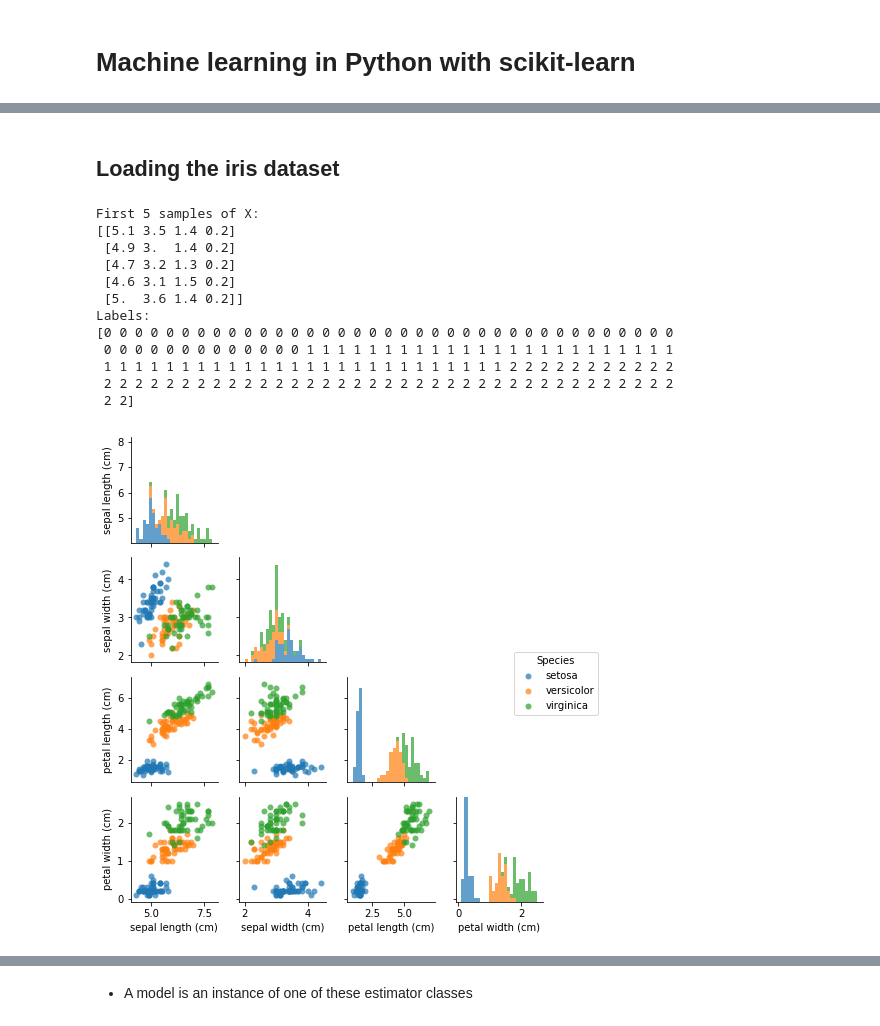
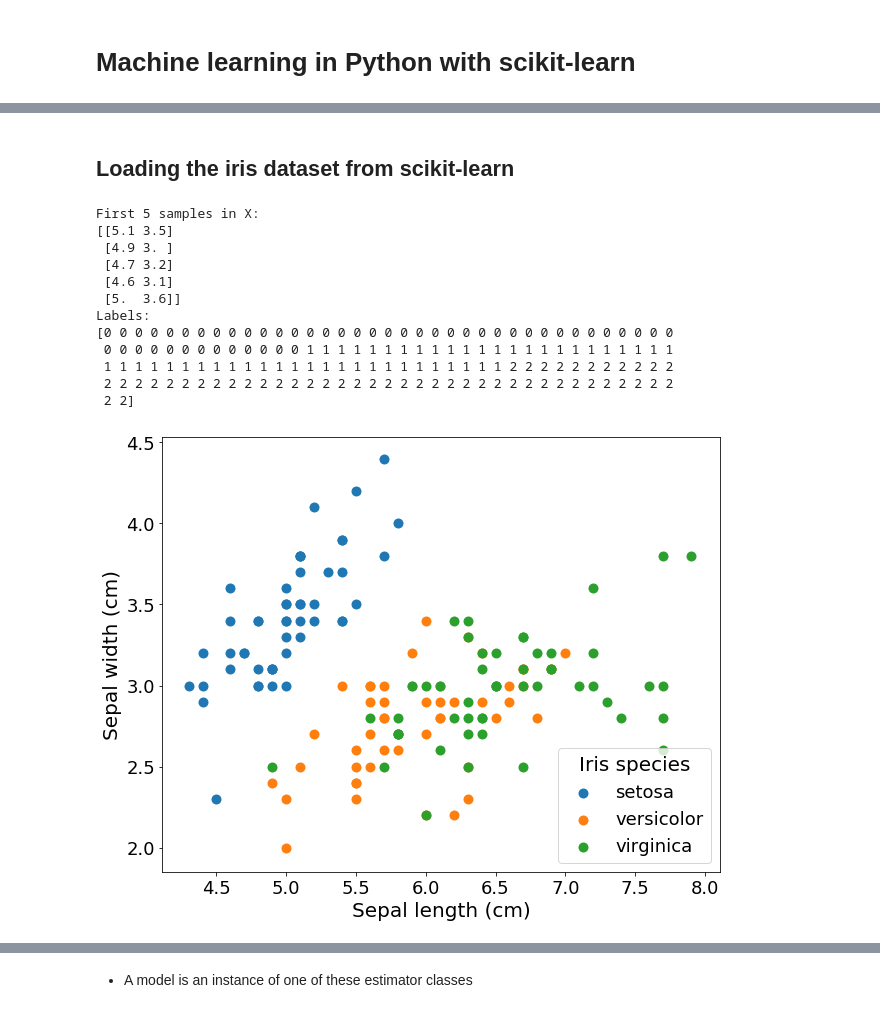
Before and after one commit to jrbourbeau/madpy-ml-sklearn-2018, a Jupyter notebook: machine-learning-sklearn-madpy.ipynb, the cells around one changed output, grey strips where cells are left out. Drawn from its saved outputs; the diff is of its cells as text; code cells hidden in the pictures.

```diff
--- a/machine-learning-sklearn-madpy.ipynb
+++ b/machine-learning-sklearn-madpy.ipynb
@@ -188,18 +148,21 @@ Image source: <a href="https://github.com/jakevdp/PythonDataScienceHandbook">Pyt
 # %% [markdown]
-## Loading the iris dataset
+## Loading the iris dataset from scikit-learn
 # %%
 from sklearn.datasets import load_iris
 
 X, y = load_iris(return_X_y=True)
-print(f'First 5 samples of X: \n{X[:5]}')
+# Only include first two training features (sepal length and sepal width)
+X = X[:, :2]
+
+print(f'First 5 samples in X: \n{X[:5]}')
 print(f'Labels: \n{y}')
 # %% [output]
-First 5 samples of X:
-[[5.1 3.5 1.4 0.2]
- [4.9 3.  1.4 0.2]
- [4.7 3.2 1.3 0.2]
- [4.6 3.1 1.5 0.2]
- [5.  3.6 1.4 0.2]]
+First 5 samples in X:
+[[5.1 3.5]
+ [4.9 3. ]
+ [4.7 3.2]
+ [4.6 3.1]
+ [5.  3.6]]
 Labels:
 [0 0 0 0 0 0 0 0 0 0 0 0 0 0 0 0 0 0 0 0 0 0 0 0 0 0 0 0 0 0 0 0 0 0 0 0 0
  0 0 0 0 0 0 0 0 0 0 0 0 0 1 1 1 1 1 1 1 1 1 1 1 1 1 1 1 1 1 1 1 1 1 1 1 1
@@ -207,6 +170,6 @@ Labels:
  2 2 2 2 2 2 2 2 2 2 2 2 2 2 2 2 2 2 2 2 2 2 2 2 2 2 2 2 2 2 2 2 2 2 2 2 2
  2 2]
 # %%
-plotting.plot_iris_dataset()
+plotting.plot_2D_iris()
 # %% [output]
-[figure, old version]
+[figure, new version]
```
Also changed, not shown: parts of 97 cells of this notebook, 20 other files.
